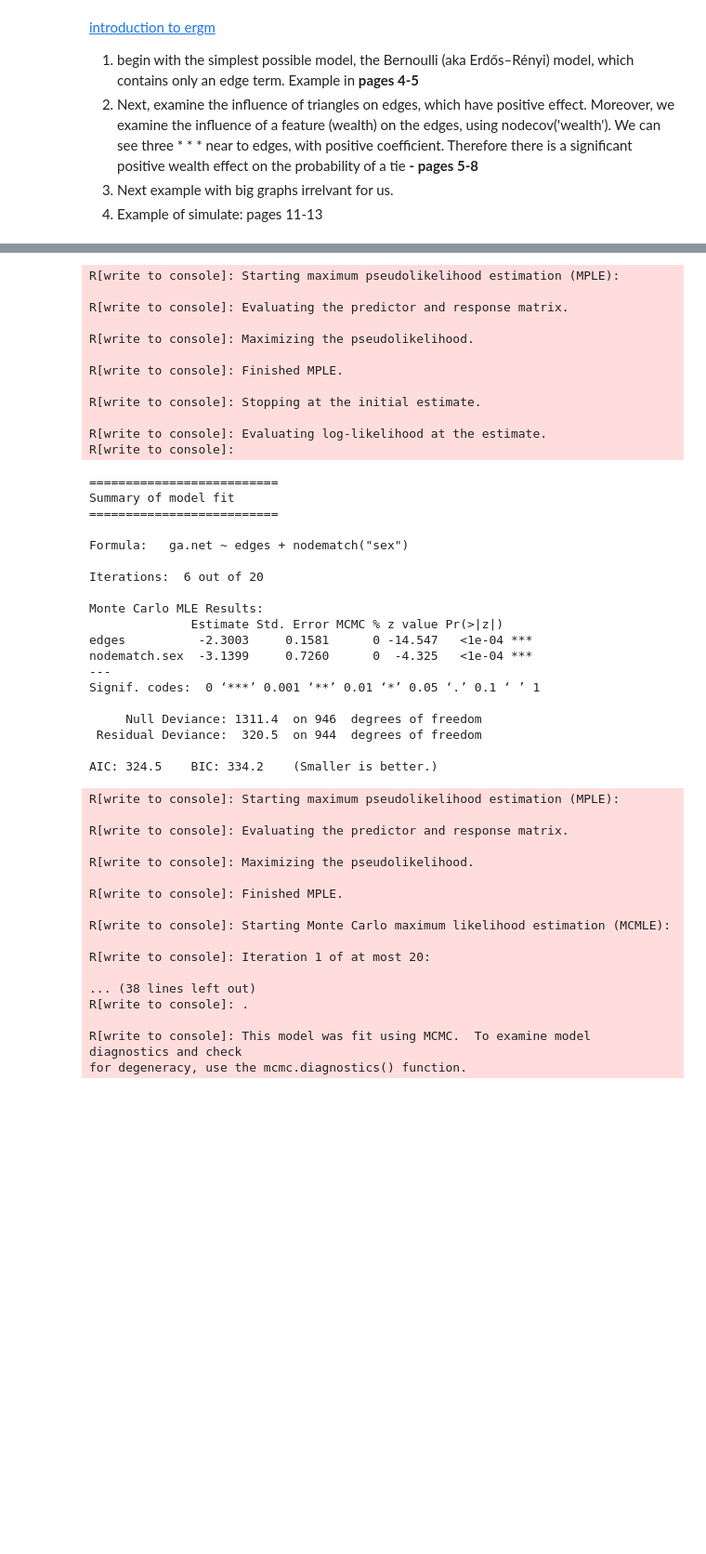
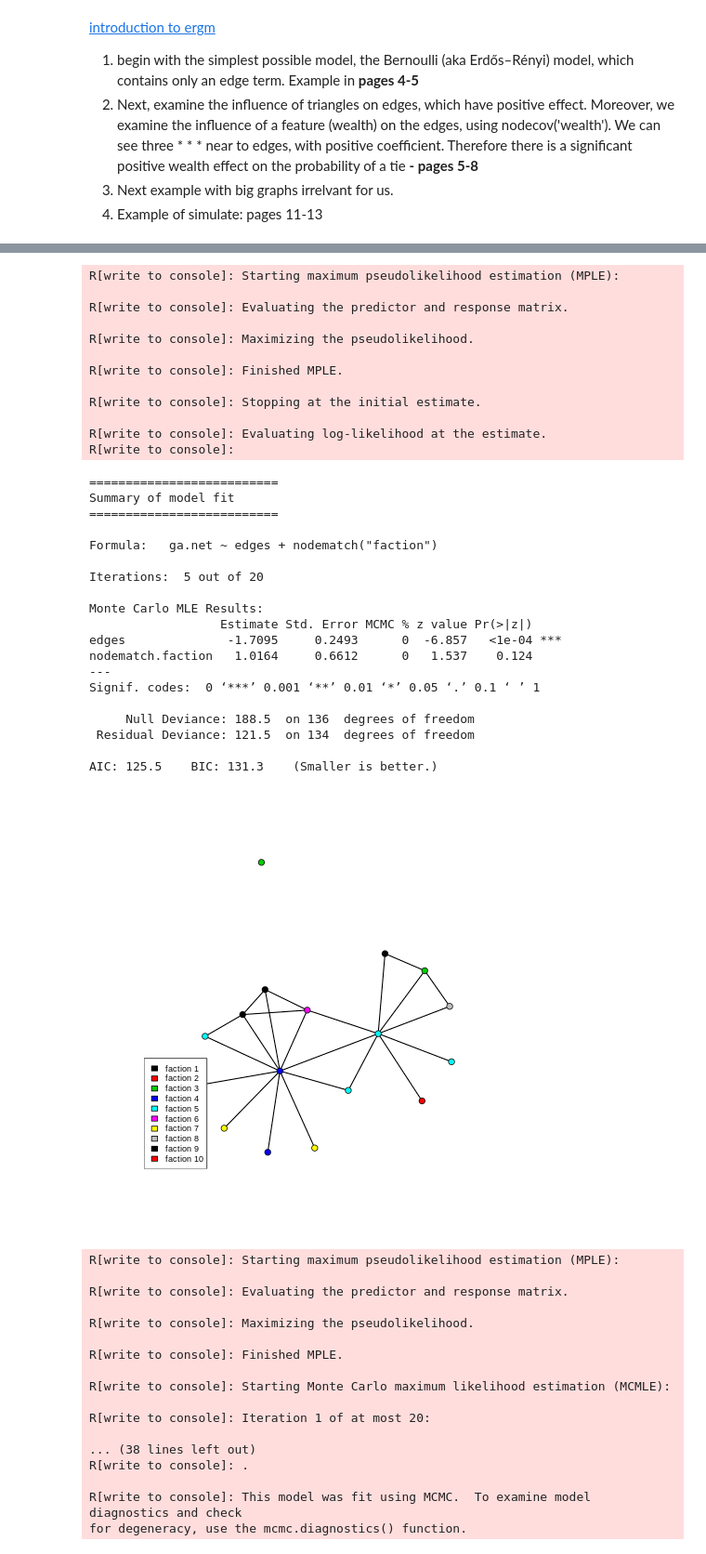
Before and after one commit to galbraun/knesset_social_dynamics, a Jupyter notebook: ERGM_R.ipynb, the cells around one changed output, grey strips where cells are left out. Shown at 93% size. Saved outputs shown, nothing was run; the diff lists cells and outputs as text; code cells hidden in the pictures; blank space fills up the shorter version.

```diff
--- a/ERGM_R.ipynb
+++ b/ERGM_R.ipynb
@@ -136,6 +98,6 @@ plot(ga.net, vertex.col=c("blue","pink")[1+(get.vertex.attribute(ga.net, "sex")=
 # %%
 %%R
-ga.base <- ergm(ga.net ~ edges + nodematch("sex")) # Estimate the model
+ga.base <- ergm(ga.net ~ edges + nodematch("faction")) # Estimate the model
 summary(ga.base) # Summarize the model
 # %% [output]
 R[write to console]: Starting maximum pseudolikelihood estimation (MPLE):
@@ -154,18 +116,24 @@ R[write to console]:
 Summary of model fit
 ==========================
 
-Formula:   ga.net ~ edges + nodematch("sex")
+Formula:   ga.net ~ edges + nodematch("faction")
 
-Iterations:  6 out of 20
+Iterations:  5 out of 20
 
 Monte Carlo MLE Results:
-              Estimate Std. Error MCMC % z value Pr(>|z|)
-edges          -2.3003     0.1581      0 -14.547   <1e-04 ***
-nodematch.sex  -3.1399     0.7260      0  -4.325   <1e-04 ***
+                  Estimate Std. Error MCMC % z value Pr(>|z|)
+edges              -1.7095     0.2493      0  -6.857   <1e-04 ***
+nodematch.faction   1.0164     0.6612      0   1.537    0.124
 ---
 Signif. codes:  0 ‘***’ 0.001 ‘**’ 0.01 ‘*’ 0.05 ‘.’ 0.1 ‘ ’ 1
 
-     Null Deviance: 1311.4  on 946  degrees of freedom
- Residual Deviance:  320.5  on 944  degrees of freedom
+     Null Deviance: 188.5  on 136  degrees of freedom
+ Residual Deviance: 121.5  on 134  degrees of freedom
 
-AIC: 324.5    BIC: 334.2    (Smaller is better.)
+AIC: 125.5    BIC: 131.3    (Smaller is better.)
+# %%
+%%R
+plot(ga.net, vertex.col='faction')
+legend('bottomleft',fill=1:10, legend=paste('faction',1:10),cex=0.75)
+# %% [output]
+[figure, added]
```
Also changed, not shown: parts of 11 cells of this notebook.
